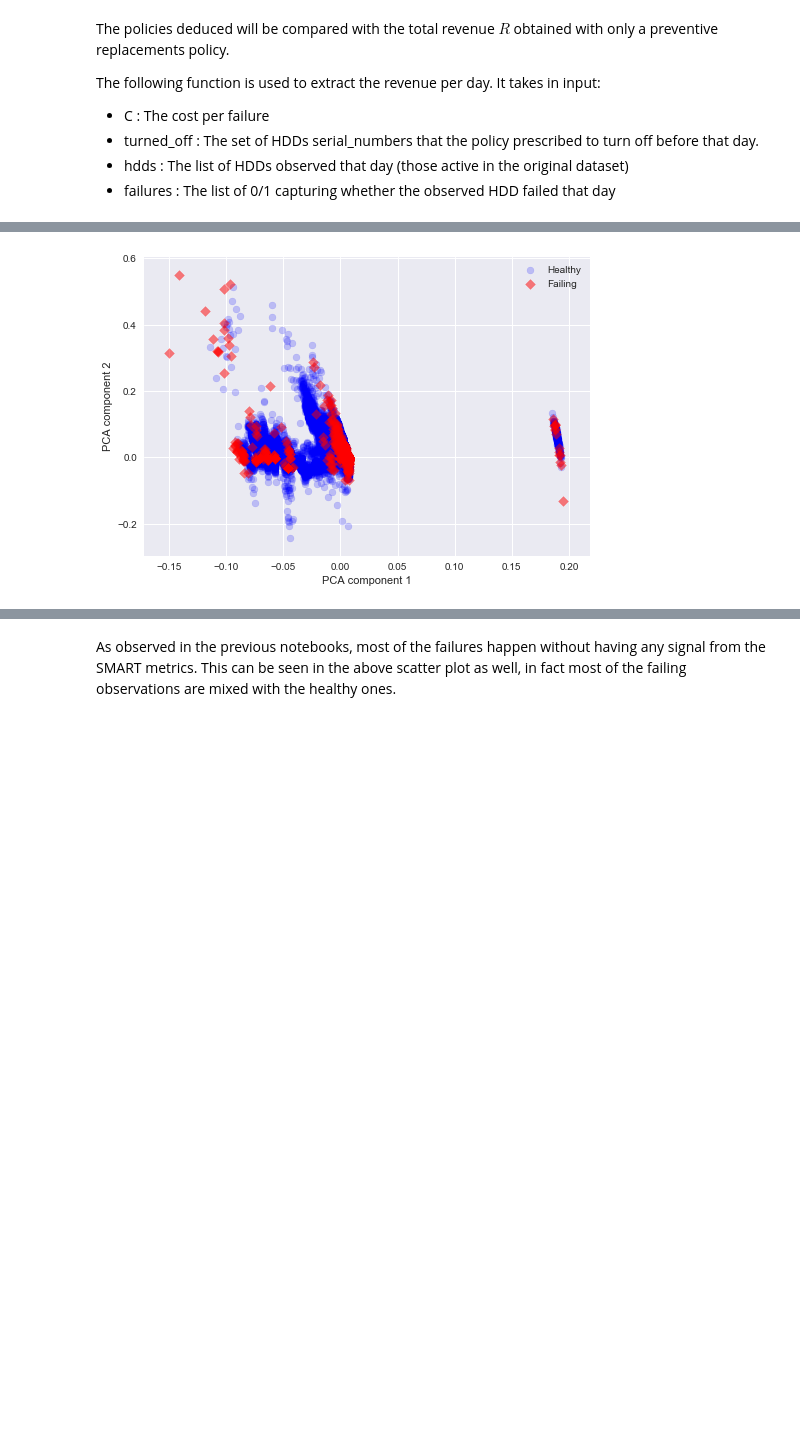
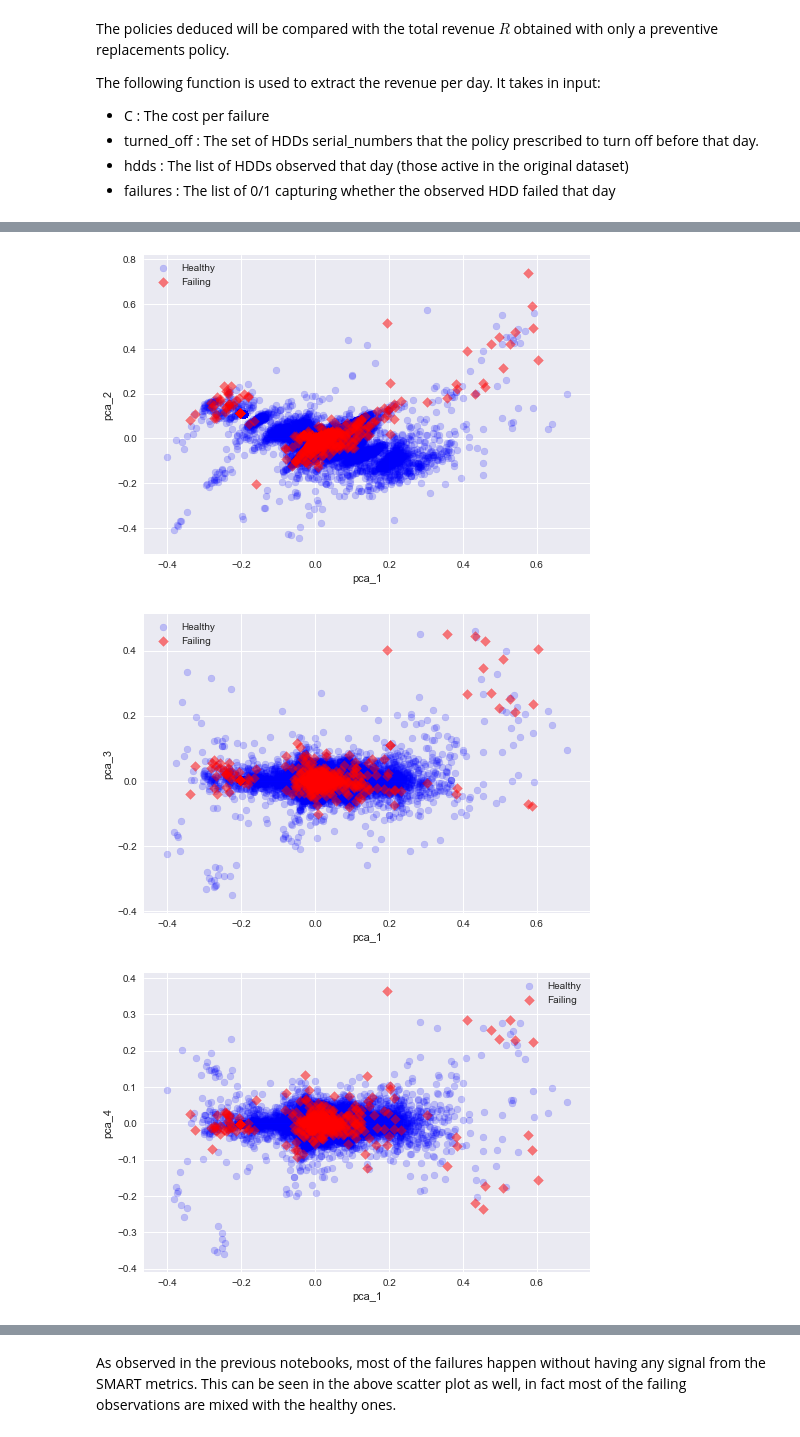
Before and after one commit to FabCec/planned_replacements, a Jupyter notebook: 4. Machine learning and optimization problem.ipynb, the cells around one changed output, grey strips where cells are left out. Saved outputs shown, nothing was run; the diff lists cells and outputs as text; code cells hidden in the pictures; blank space fills up the shorter version.

```diff
--- a/4. Machine learning and optimization problem.ipynb
+++ b/4. Machine learning and optimization problem.ipynb
@@ -239,21 +328,31 @@ The intrinsic dimension of the dataset seems to be 4.
+# %%
+# Consider now the first four PCA components and plot their relations
+
+n_comp = 4
+
+pca2 = PCA(n_components = n_comp)
+steps = [('scaler', scaler), ('pca', pca2)]
+pipeline = Pipeline(steps)
+
+pipeline.fit(X_train)
+
+X_train_pca2 = pipeline.transform(X_train)
+
+df_pca = pd.DataFrame({'cluster' : y_train})
+
+for i in range(1, n_comp + 1):
+    col_name = 'pca_' + str(i)
+    df_pca[col_name] = X_train_pca2[:, i-1]
 # %%
-pca2 = PCA(n_components = 2)
-steps = [('scaler', scaler), ('pca', pca2)]
-pipeline = Pipeline(steps)
-
-pipeline.fit(X_train)
-
-X_train_pca2 = pipeline.transform(X_train)
-X_train_pca2_x = X_train_pca2[:,0]
-X_train_pca2_y = X_train_pca2[:,1]
-
-df_pca = pd.DataFrame({'cluster' : y_train, 'pca_x' : X_train_pca2_x, 'pca_y' : X_train_pca2_y})
-
-plt.scatter(x = df_pca.loc[df_pca['cluster'] == 0, 'pca_x'], y = df_pca.loc[df_pca['cluster'] == 0, 'pca_y'], c = 'b', alpha = 0.2, label = 'Healthy')
-plt.scatter(x = df_pca.loc[df_pca['cluster'] == 1, 'pca_x'], y = df_pca.loc[df_pca['cluster'] == 1, 'pca_y'], marker = 'D', c = 'r', alpha = 0.5, label = 'Failing')
-plt.xlabel('PCA component 1')
-plt.ylabel('PCA component 2')
-plt.legend()
-plt.show()
+for ind_x in np.arange(1,n_comp) :
+    for ind_y in np.arange (ind_x + 1, n_comp + 1) :
+        plt.scatter(x = df_pca.loc[df_pca['cluster'] == 0, df_pca.columns[ind_x]], y = df_pca.loc[df_pca['cluster'] == 0, df_pca.columns[ind_y]], c = 'b', alpha = 0.2, label = 'Healthy')
+        plt.scatter(x = df_pca.loc[df_pca['cluster'] == 1, df_pca.columns[ind_x]], y = df_pca.loc[df_pca['cluster'] == 1, df_pca.columns[ind_y]], marker = 'D', c = 'r', alpha = 0.5, label = 'Failing')
+        plt.xlabel(df_pca.columns[ind_x])
+        plt.ylabel(df_pca.columns[ind_y])
+        plt.legend()
+        plt.show()
 # %% [output]
-[figure, old version]
+[figure, new version]
+[figure, added]
+[figure, added]
```
Also changed, not shown: parts of 51 cells of this notebook.
